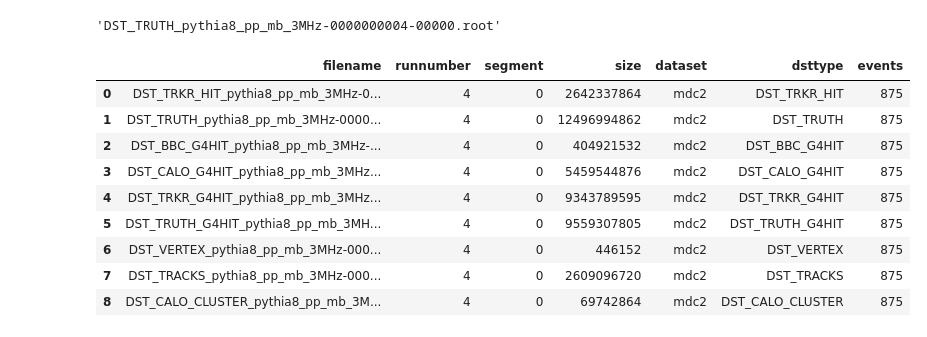
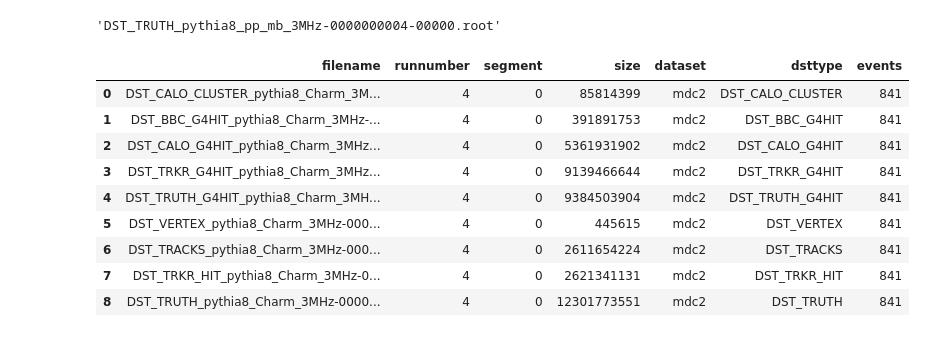
Before and after one commit to blackcathj/FileCatalogTest, a Jupyter notebook: FileCatalog.ipynb, the cells around one changed output. Cells and saved outputs as stored; diff of their text form; code cells hidden in the pictures.

```diff
--- a/FileCatalog.ipynb
+++ b/FileCatalog.ipynb
@@ -155,16 +155,16 @@ data['filename'].loc[0]
 'DST_TRUTH_pythia8_pp_mb_3MHz-0000000004-00000.root'
 # %%
 
-data = pd.read_sql( "SELECT * from datasets where runnumber = 4 and segment =0 and filename like '%pythia8_pp_mb_3MHz%'",cnxn)
+data = pd.read_sql( "SELECT * from datasets where runnumber = 4 and segment =0 and filename like '%pythia8_Charm_3MHz%'",cnxn)
 data
 # %% [output]
 |  | filename | runnumber | segment | size | dataset | dsttype | events |
-| 0 | DST_TRKR_HIT_pythia8_pp_mb_3MHz-0... | 4 | 0 | 2642337864 | mdc2 | DST_TRKR_HIT | 875 |
-| 1 | DST_TRUTH_pythia8_pp_mb_3MHz-0000... | 4 | 0 | 12496994862 | mdc2 | DST_TRUTH | 875 |
-| 2 | DST_BBC_G4HIT_pythia8_pp_mb_3MHz-... | 4 | 0 | 404921532 | mdc2 | DST_BBC_G4HIT | 875 |
-| 3 | DST_CALO_G4HIT_pythia8_pp_mb_3MHz... | 4 | 0 | 5459544876 | mdc2 | DST_CALO_G4HIT | 875 |
-| 4 | DST_TRKR_G4HIT_pythia8_pp_mb_3MHz... | 4 | 0 | 9343789595 | mdc2 | DST_TRKR_G4HIT | 875 |
-| 5 | DST_TRUTH_G4HIT_pythia8_pp_mb_3MH... | 4 | 0 | 9559307805 | mdc2 | DST_TRUTH_G4HIT | 875 |
-| 6 | DST_VERTEX_pythia8_pp_mb_3MHz-000... | 4 | 0 | 446152 | mdc2 | DST_VERTEX | 875 |
-| 7 | DST_TRACKS_pythia8_pp_mb_3MHz-000... | 4 | 0 | 2609096720 | mdc2 | DST_TRACKS | 875 |
-| 8 | DST_CALO_CLUSTER_pythia8_pp_mb_3M... | 4 | 0 | 69742864 | mdc2 | DST_CALO_CLUSTER | 875 |
+| 0 | DST_CALO_CLUSTER_pythia8_Charm_3M... | 4 | 0 | 85814399 | mdc2 | DST_CALO_CLUSTER | 841 |
+| 1 | DST_BBC_G4HIT_pythia8_Charm_3MHz-... | 4 | 0 | 391891753 | mdc2 | DST_BBC_G4HIT | 841 |
+| 2 | DST_CALO_G4HIT_pythia8_Charm_3MHz... | 4 | 0 | 5361931902 | mdc2 | DST_CALO_G4HIT | 841 |
+| 3 | DST_TRKR_G4HIT_pythia8_Charm_3MHz... | 4 | 0 | 9139466644 | mdc2 | DST_TRKR_G4HIT | 841 |
+| 4 | DST_TRUTH_G4HIT_pythia8_Charm_3MH... | 4 | 0 | 9384503904 | mdc2 | DST_TRUTH_G4HIT | 841 |
+| 5 | DST_VERTEX_pythia8_Charm_3MHz-000... | 4 | 0 | 445615 | mdc2 | DST_VERTEX | 841 |
+| 6 | DST_TRACKS_pythia8_Charm_3MHz-000... | 4 | 0 | 2611654224 | mdc2 | DST_TRACKS | 841 |
+| 7 | DST_TRKR_HIT_pythia8_Charm_3MHz-0... | 4 | 0 | 2621341131 | mdc2 | DST_TRKR_HIT | 841 |
+| 8 | DST_TRUTH_pythia8_Charm_3MHz-0000... | 4 | 0 | 12301773551 | mdc2 | DST_TRUTH | 841 |
```
Also changed, not shown: parts of 3 cells of this notebook, 2 other files.
